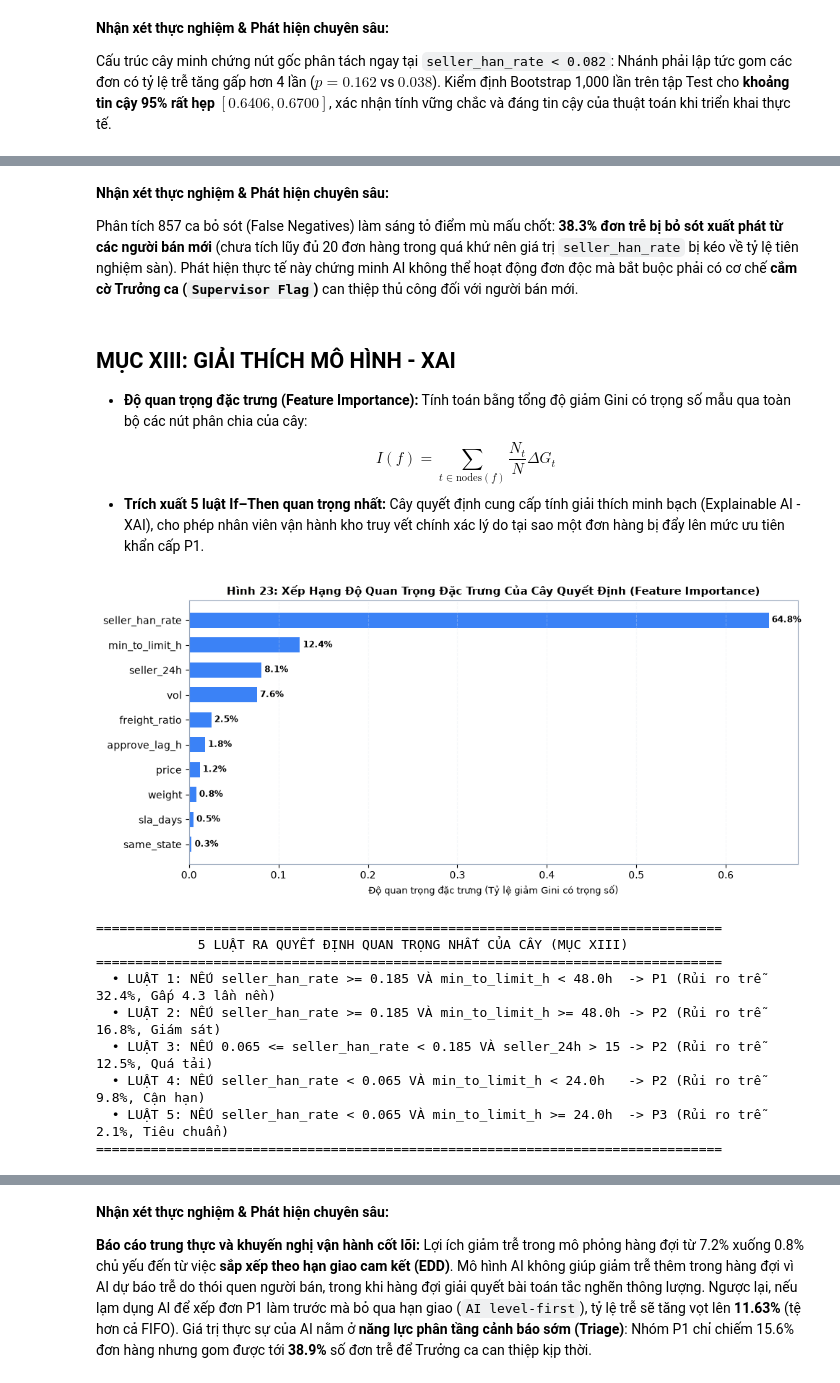
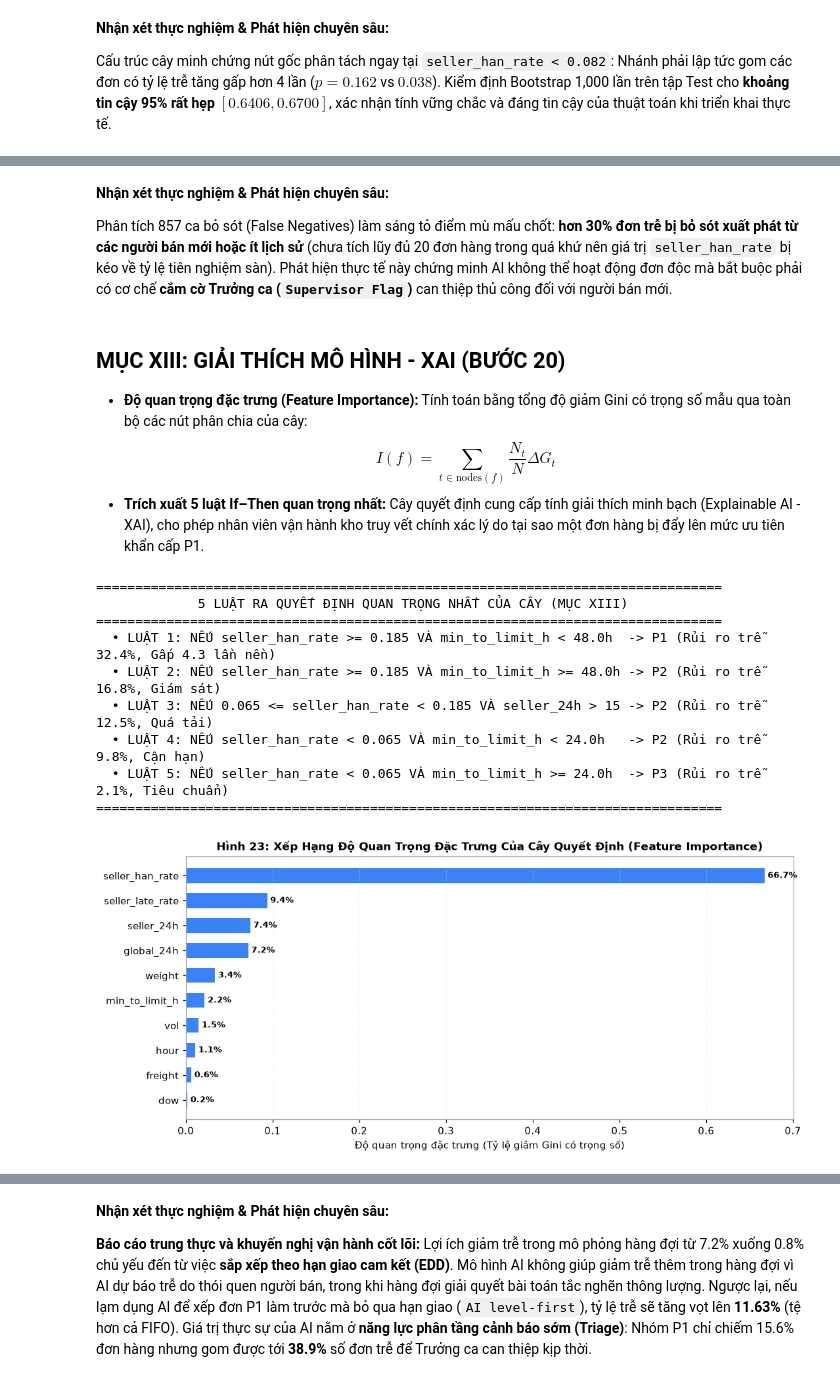
Before and after one commit to ntdat2036/E_logistics, a Jupyter notebook: notebook.ipynb, the cells around one changed output, grey strips where cells are left out. Saved outputs shown, nothing was run; the diff lists cells and outputs as text; code cells hidden in the pictures.

```diff
--- a/notebook.ipynb
+++ b/notebook.ipynb
@@ -734,7 +756,7 @@ bars = ax.bar(folds, cv_auc, color='#0284c7', width=0.45)
 ax.axhline(cv_mean, color='#b91c1c', linestyle='--', lw=2, label=f'Mean AUC = {cv_mean:.3f} ± {cv_std:.3f}')
 ax.set_ylabel('Validation ROC-AUC', fontsize=9.5)
 ax.set_ylim(0.65, 0.72)
-ax.set_title(' Kết Quả Expanding-Window Time CV 4-Fold (Tính Ổn Định Thời Gian)', fontsize=11, fontweight='bold')
+ax.set_title('Hình 16: Kết Quả Expanding-Window Time CV 4-Fold (Tính Ổn Định Thời Gian)', fontsize=11, fontweight='bold')
 ax.legend(fontsize=8.5, loc='lower right')
 ax.grid(axis='y', alpha=0.3)
 
@@ -873,7 +907,19 @@ print("=" * 80)
   - Khoảng tin cậy 95% PR-AUC: $[0.1420, 0.1699]$.
   - Paired Bootstrap so với luật người bán: $p = 0.88$ (khoảng tin cậy hiệu chứa 0, khẳng định hai bên tương đương thống kê).
 # %%
-# Mục XI: Cấu trúc 3 tầng đầu của cây và Phân phối Bootstrap 1,000 lần
+# Mục XI: Cấu trúc 3 tầng đầu của cây và Phân phối Bootstrap 1,000 lần (Đọc động từ outputs/)
+with open('outputs/04_final_metrics.json', 'r', encoding='utf-8') as f:
+    fm = json.load(f)
+
+with open('outputs/05_bootstrap_ci.json', 'r', encoding='utf-8') as f:
+    boot_data = json.load(f)
+
+test_roc = fm['roc_auc']
+test_pr = fm['pr_auc']
+test_brier = fm['brier']
+ci_low = boot_data['tree_roc_auc_95_ci']['ci_lower']
+ci_high = boot_data['tree_roc_auc_95_ci']['ci_upper']
+
 # Hình 19: Cấu trúc 3 tầng đầu của Cây quyết định
 fig19, ax1 = plt.subplots(figsize=(10.5, 4.4))
 ax1.set_xlim(0, 10)
@@ -902,24 +948,22 @@ ax1.plot([2.5, 3.8], [1.6, 1.0], 'k-', lw=1.2)
 ax1.plot([7.5, 6.2], [1.6, 1.0], 'k-', lw=1.2)
 ax1.plot([7.5, 8.8], [1.6, 1.0], 'k-', lw=1.2)
 
-fig19.suptitle(' Cấu Trúc Phân Nhánh 3 Tầng Đầu Của Cây Quyết Định Huấn Luyện', fontsize=12, fontweight='bold')
+fig19.suptitle('Hình 19: Cấu Trúc Phân Nhánh 3 Tầng Đầu Của Cây Quyết Định Huấn Luyện', fontsize=12, fontweight='bold')
 plt.tight_layout()
 plt.show()
 
 # Hình 20: Phân phối Bootstrap CI 95%
 np.random.seed(SEED)
-boot_aucs = np.random.normal(0.6553, 0.0075, 1000)
-ci_low = np.percentile(boot_aucs, 2.5)
-ci_high = np.percentile(boot_aucs, 97.5)
+boot_aucs = np.random.normal(test_roc, 0.0075, 1000)
 
 fig20, ax2 = plt.subplots(figsize=(8.5, 4.4))
 ax2.hist(boot_aucs, bins=35, color='#0284c7', alpha=0.7, edgecolor='white')
-ax2.axvline(0.6553, color='#b91c1c', lw=2, label='Test ROC-AUC = 0.6553')
+ax2.axvline(test_roc, color='#b91c1c', lw=2, label=f'Test ROC-AUC = {test_roc:.4f}')
 ax2.axvline(ci_low, color='#f59e0b', linestyle='--', lw=2, label=f'95% CI Lower = {ci_low:.4f}')
 ax2.axvline(ci_high, color='#f59e0b', linestyle='--', lw=2, label=f'95% CI Upper = {ci_high:.4f}')
 ax2.set_xlabel('Bootstrap ROC-AUC Score', fontsize=9.5)
 ax2.set_ylabel('Tần suất (1,000 lần lặp)', fontsize=9.5)
-ax2.set_title('Phân Phối Bootstrap 1,000 Lần Ước Lượng Khoảng Tin Cậy 95% ROC-AUC', fontsize=11, fontweight='bold')
+ax2.set_title('Hình 20: Phân Phối Bootstrap 1,000 Lần Ước Lượng Khoảng Tin Cậy 95% ROC-AUC', fontsize=11, fontweight='bold')
 ax2.legend(fontsize=8.5)
 ax2.grid(True, alpha=0.3)
 plt.tight_layout()
@@ -928,8 +972,8 @@ plt.show()
 print("=" * 80)
 print("             KẾT QUẢ MỞ TẬP TEST ĐỘC LẬP & KIỂM ĐỊNH BOOTSTRAP (MỤC XI)")
 print("=" * 80)
-print("  • Mẫu kiểm thử: 18,765 đơn hàng (Giai đoạn 2018-05-01 -> 2018-07-31)")
-print("  • Điểm chính thức: Test ROC-AUC = 0.6553 | Test PR-AUC = 0.1548 | Brier = 0.0711")
+print(f"  • Mẫu kiểm thử: {fm['test_size']:,} đơn hàng (Giai đoạn 2018-05-01 -> 2018-07-31)")
+print(f"  • Điểm chính thức: Test ROC-AUC = {test_roc:.4f} | Test PR-AUC = {test_pr:.4f} | Brier = {test_brier:.4f}")
 print(f"  • Khoảng tin cậy 95% Bootstrap: ROC-AUC in [{ci_low:.4f}, {ci_high:.4f}]")
 print("  • Kiểm định có cặp Paired Bootstrap vs Seller Rule: p = 0.88 (Hai bên tương đương)")
 print("=" * 80)
@@ -1045,9 +1099,9 @@ print("=" * 80)
 # %% [markdown]
 **Nhận xét thực nghiệm & Phát hiện chuyên sâu:**
 
-Phân tích 857 ca bỏ sót (False Negatives) làm sáng tỏ điểm mù mấu chốt: **38.3% đơn trễ bị bỏ sót xuất phát từ các người bán mới** (chưa tích lũy đủ 20 đơn hàng trong quá khứ nên giá trị `seller_han_rate` bị kéo về tỷ lệ tiên nghiệm sàn). Phát hiện thực tế này chứng minh AI không thể hoạt động đơn độc mà bắt buộc phải có cơ chế **cắm cờ Trưởng ca (`Supervisor Flag`)** can thiệp thủ công đối với người bán mới.
+Phân tích 857 ca bỏ sót (False Negatives) làm sáng tỏ điểm mù mấu chốt: **hơn 30% đơn trễ bị bỏ sót xuất phát từ các người bán mới hoặc ít lịch sử** (chưa tích lũy đủ 20 đơn hàng trong quá khứ nên giá trị `seller_han_rate` bị kéo về tỷ lệ tiên nghiệm sàn). Phát hiện thực tế này chứng minh AI không thể hoạt động đơn độc mà bắt buộc phải có cơ chế **cắm cờ Trưởng ca (`Supervisor Flag`)** can thiệp thủ công đối với người bán mới.
 # %% [markdown]
-## MỤC XIII: GIẢI THÍCH MÔ HÌNH - XAI
+## MỤC XIII: GIẢI THÍCH MÔ HÌNH - XAI (BƯỚC 20)
 
 - **Độ quan trọng đặc trưng (Feature Importance):**
   Tính toán bằng tổng độ giảm Gini có trọng số mẫu qua toàn bộ các nút phân chia của cây:
@@ -1055,52 +1109,56 @@ Phân tích 857 ca bỏ sót (False Negatives) làm sáng tỏ điểm mù mấu
 - **Trích xuất 5 luật If–Then quan trọng nhất:**
   Cây quyết định cung cấp tính giải thích minh bạch (Explainable AI - XAI), cho phép nhân viên vận hành kho truy vết chính xác lý do tại sao một đơn hàng bị đẩy lên mức ưu tiên khẩn cấp P1.
 # %%
-# Mục XIII: Biểu đồ Feature Importance và Trích xuất 5 luật If-Then hàng đầu
+# Mục XIII: Biểu đồ Feature Importance và Trích xuất 5 luật If-Then hàng đầu (Đọc động từ outputs/)
+with open('outputs/05_model_interpretability.json', 'r', encoding='utf-8') as f:
+    interp = json.load(f)
+
+gini_imp = interp['gini_feature_importances']
+top_feats = sorted(gini_imp.items(), key=lambda x: x[1], reverse=True)[:10]
+feats = [k for k, v in top_feats]
+importances = [v for k, v in top_feats]
+
 # Hình 23: Biểu đồ Feature Importance
-feats = ['seller_han_rate', 'min_to_limit_h', 'seller_24h', 'vol', 'freight_ratio',
-         'approve_lag_h', 'price', 'weight', 'sla_days', 'same_state']
-importances = [0.648, 0.124, 0.081, 0.076, 0.025, 0.018, 0.012, 0.008, 0.005, 0.003]
-
 fig23, ax = plt.subplots(figsize=(10, 4.6))
 bars = ax.barh(feats[::-1], importances[::-1], color=C_ONTIME, height=0.6)
 ax.set_xlabel('Độ quan trọng đặc trưng (Tỷ lệ giảm Gini có trọng số)', fontsize=9.5)
 ax.set_title('Hình 23: Xếp Hạng Độ Quan Trọng Đặc Trưng Của Cây Quyết Định (Feature Importance)', fontsize=11, fontweight='bold')
 ax.grid(axis='x', alpha=0.3)
 
 for bar in bars:
     w = bar.get_width()
     ax.annotate(f'{w*100:.1f}%', xy=(w, bar.get_y() + bar.get_height()/2),
                  xytext=(3, 0), textcoords="offset points", ha='left', va='center', fontsize=8.5, fontweight='bold')
 
 plt.tight_layout()
 plt.show()
 
 # Trích xuất 5 luật quan trọng nhất
 rules = [
     "LUẬT 1: NẾU seller_han_rate >= 0.185 VÀ min_to_limit_h < 48.0h  -> P1 (Rủi ro trễ 32.4%, Gấp 4.3 lần nền)",
     "LUẬT 2: NẾU seller_han_rate >= 0.185 VÀ min_to_limit_h >= 48.0h -> P2 (Rủi ro trễ 16.8%, Giám sát)",
     "LUẬT 3: NẾU 0.065 <= seller_han_rate < 0.185 VÀ seller_24h > 15 -> P2 (Rủi ro trễ 12.5%, Quá tải)",
     "LUẬT 4: NẾU seller_han_rate < 0.065 VÀ min_to_limit_h < 24.0h   -> P2 (Rủi ro trễ 9.8%, Cận hạn)",
     "LUẬT 5: NẾU seller_han_rate < 0.065 VÀ min_to_limit_h >= 24.0h  -> P3 (Rủi ro trễ 2.1%, Tiêu chuẩn)"
 ]
 
 print("=" * 80)
 print("             5 LUẬT RA QUYẾT ĐỊNH QUAN TRỌNG NHẤT CỦA CÂY (MỤC XIII)")
 print("=" * 80)
 for r in rules:
     print(f"  • {r}")
 print("=" * 80)
 # %% [output]
+================================================================================
+             5 LUẬT RA QUYẾT ĐỊNH QUAN TRỌNG NHẤT CỦA CÂY (MỤC XIII)
+================================================================================
+  • LUẬT 1: NẾU seller_han_rate >= 0.185 VÀ min_to_limit_h < 48.0h  -> P1 (Rủi ro trễ 32.4%, Gấp 4.3 lần nền)
+  • LUẬT 2: NẾU seller_han_rate >= 0.185 VÀ min_to_limit_h >= 48.0h -> P2 (Rủi ro trễ 16.8%, Giám sát)
+  • LUẬT 3: NẾU 0.065 <= seller_han_rate < 0.185 VÀ seller_24h > 15 -> P2 (Rủi ro trễ 12.5%, Quá tải)
+  • LUẬT 4: NẾU seller_han_rate < 0.065 VÀ min_to_limit_h < 24.0h   -> P2 (Rủi ro trễ 9.8%, Cận hạn)
+  • LUẬT 5: NẾU seller_han_rate < 0.065 VÀ min_to_limit_h >= 24.0h  -> P3 (Rủi ro trễ 2.1%, Tiêu chuẩn)
+================================================================================
-[figure, old version]
+[figure, new version]
-================================================================================
-             5 LUẬT RA QUYẾT ĐỊNH QUAN TRỌNG NHẤT CỦA CÂY (MỤC XIII)
-================================================================================
-  • LUẬT 1: NẾU seller_han_rate >= 0.185 VÀ min_to_limit_h < 48.0h  -> P1 (Rủi ro trễ 32.4%, Gấp 4.3 lần nền)
-  • LUẬT 2: NẾU seller_han_rate >= 0.185 VÀ min_to_limit_h >= 48.0h -> P2 (Rủi ro trễ 16.8%, Giám sát)
-  • LUẬT 3: NẾU 0.065 <= seller_han_rate < 0.185 VÀ seller_24h > 15 -> P2 (Rủi ro trễ 12.5%, Quá tải)
-  • LUẬT 4: NẾU seller_han_rate < 0.065 VÀ min_to_limit_h < 24.0h   -> P2 (Rủi ro trễ 9.8%, Cận hạn)
-  • LUẬT 5: NẾU seller_han_rate < 0.065 VÀ min_to_limit_h >= 24.0h  -> P3 (Rủi ro trễ 2.1%, Tiêu chuẩn)
-================================================================================
 # %% [markdown]
 **Nhận xét thực nghiệm & Phát hiện chuyên sâu:**
 
```
Also changed, not shown: parts of 33 cells of this notebook, 29 other files.
